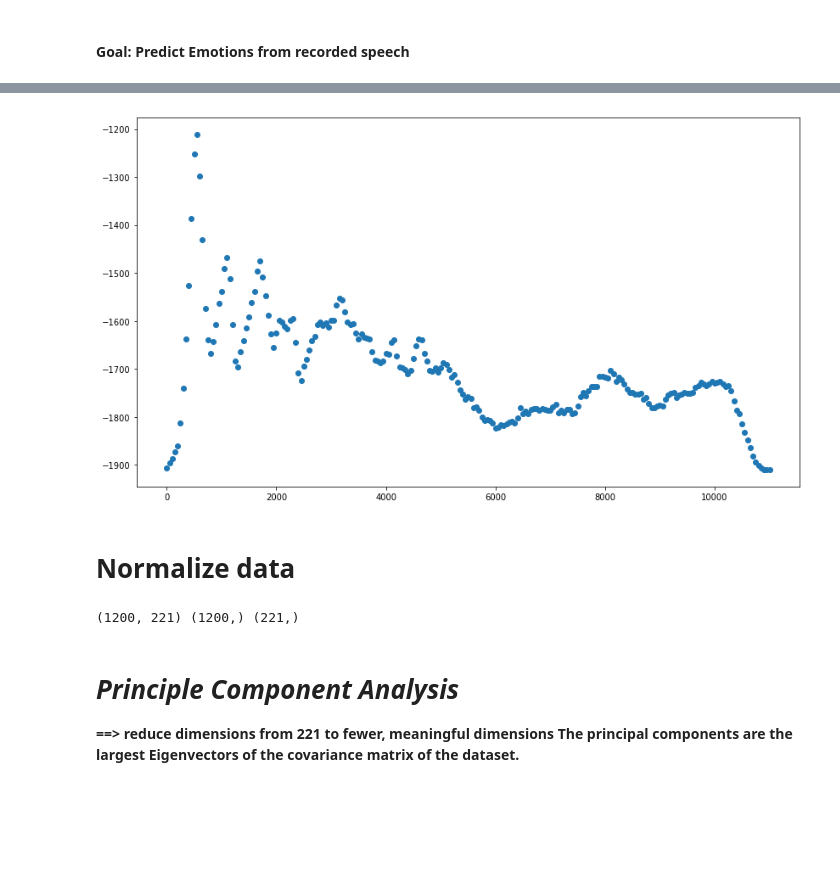
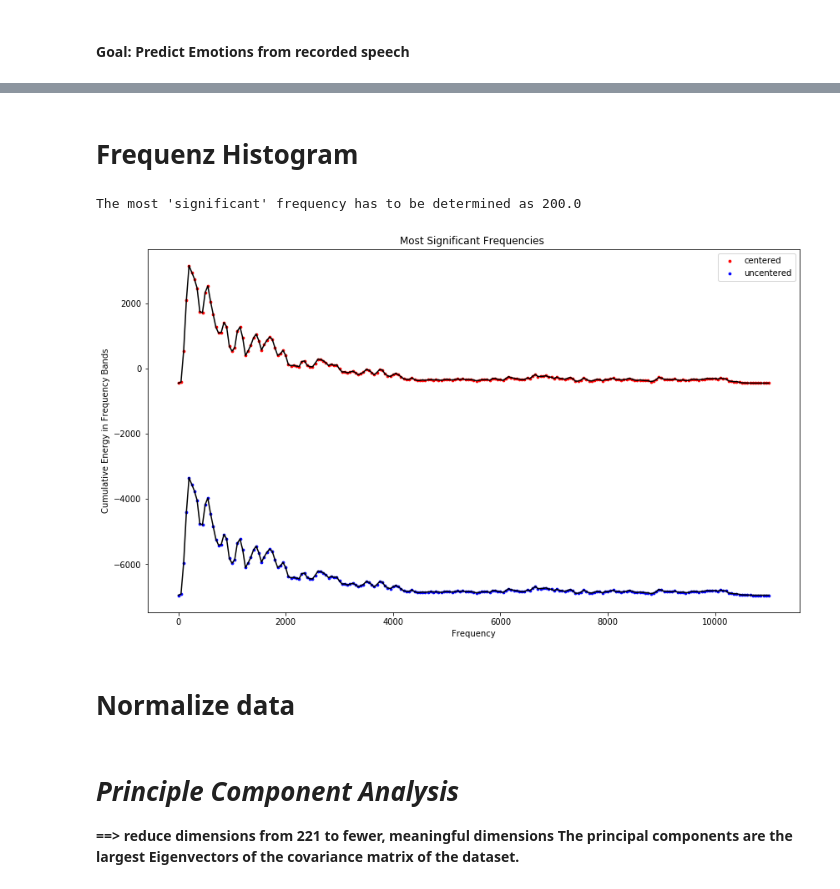
Before and after one commit to hannma/LinguProj, a Jupyter notebook: src/Data_Analytics.ipynb, the cells around one changed output, grey strips where cells are left out. Cells and saved outputs as stored; diff of their text form; code cells hidden in the pictures; blank space fills up the shorter version.

```diff
--- a/src/Data_Analytics.ipynb
+++ b/src/Data_Analytics.ipynb
@@ -117,9 +170,29 @@ plt.show()
-# %%
-plt.figure(figsize=(14,8))
-plt.scatter(freqs, uncentered_sum_frequ)
-plt.show()
-# %% [output]
-[figure, removed]
+# %% [markdown]
+# Frequenz Histogram
+# %%
+
+uncentered_sum_frequ = np.sum(spectrogram, axis=1)
+sum_frequ = np.sum(centered_spectrogram, axis=1)
+
+significant = freqs[np.argmax(sum_frequ)]
+print('The most \'significant\' frequency has to be determined as {}'.format(significant))
+
+markersize=7.5
+
+plt.figure(figsize=(14,8))
+plt.scatter(freqs, sum_frequ, color='red',s=markersize , label='centered')
+plt.plot(freqs, sum_frequ, color='black')
+plt.scatter(freqs, uncentered_sum_frequ, color='blue', s=markersize, label='uncentered')
+plt.plot(freqs, uncentered_sum_frequ, color='black')
+plt.legend()
+plt.ylabel('Cumulative Energy in Frequency Bands')
+plt.xlabel('Frequency')
+plt.title('Most Significant Frequencies ')
+#plt.show()
+plt.savefig('../graphics/frequency_histogram.pdf')
+# %% [output]
+The most 'significant' frequency has to be determined as 200.0
+[figure, added]
 # %%
 #center entire data set
 
@@ -150,20 +223,3 @@ def process_data_set():
 #np.save('./sum_frequ_mean', mean)
 # %% [markdown]
 # Normalize data
-# %%
-try:
-    dataset = np.load('./sum_frequ_data.npz')
-    data_mean = np.load('./sum_frequ_mean.npy')
-except:
-    print('File with num_frequ_mean not found')
-
-entire_dataset_train_x = dataset['data']
-c_entire_dataset_train_x = entire_dataset_train_x - data_mean
-normalized_data = normalize(c_entire_dataset_train_x, axis=0)
-
-
-entire_labelset_train_y = dataset['labels']
-
-print(train_x.shape, train_y.shape, data_mean.shape)
-# %% [output]
-(1200, 221) (1200,) (221,)
```
Also changed, not shown: parts of 20 cells of this notebook.
